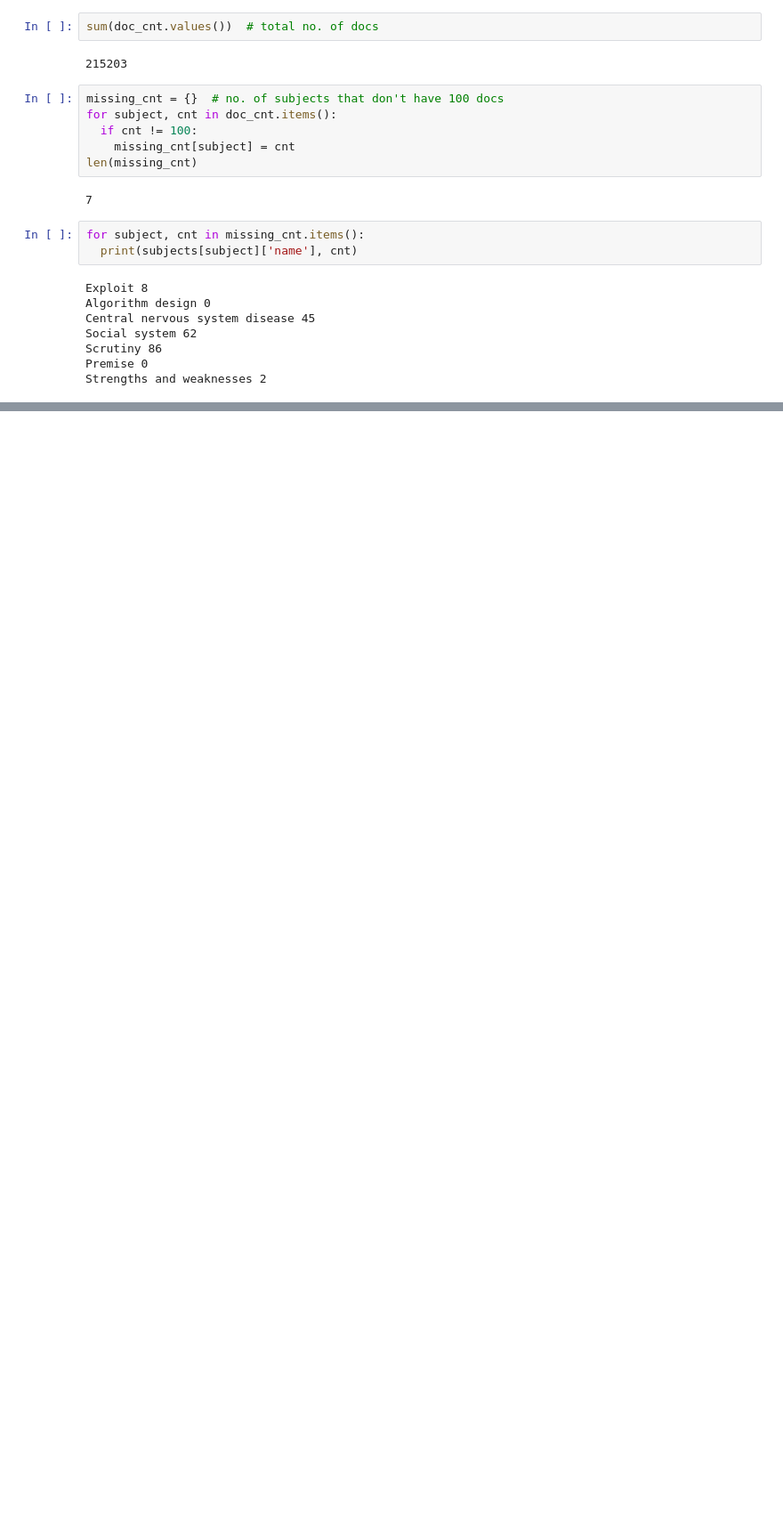
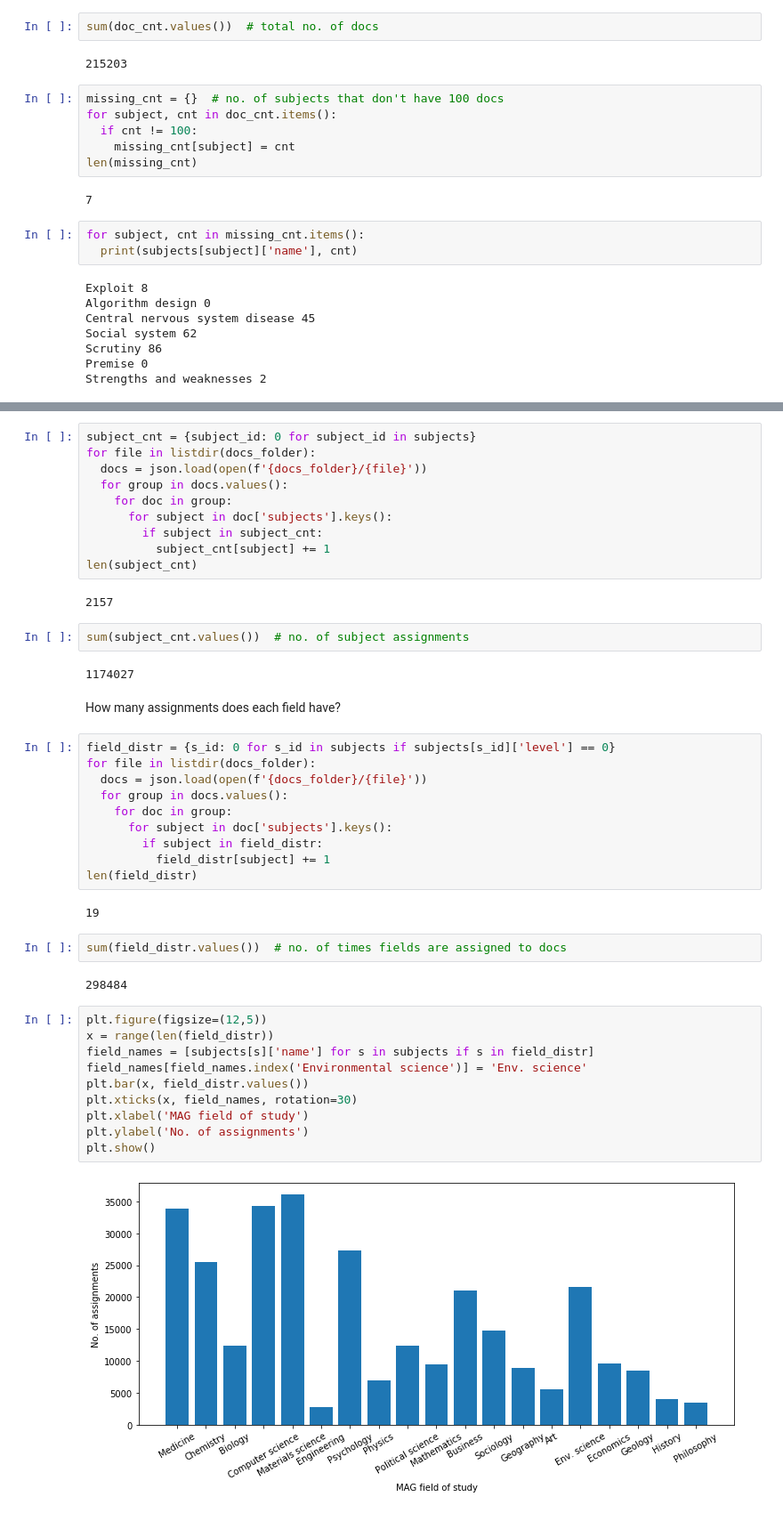
Before and after one commit to uni-carlosfranzreb/thesis_openalex, a Jupyter notebook: analysis/training_data.ipynb, the cells around one changed output, grey strips where cells are left out. Shown: that part at 89% size. Cells and saved outputs as stored; diff of their text form; blank space fills up the shorter version.

```diff
--- a/analysis/training_data.ipynb
+++ b/analysis/training_data.ipynb
@@ -41,0 +46,46 @@ Strengths and weaknesses 2
+# %%
+subject_cnt = {subject_id: 0 for subject_id in subjects}
+for file in listdir(docs_folder):
+  docs = json.load(open(f'{docs_folder}/{file}'))
+  for group in docs.values():
+    for doc in group:
+      for subject in doc['subjects'].keys():
+        if subject in subject_cnt:
+          subject_cnt[subject] += 1
+len(subject_cnt)
+# %% [output]
+2157
+# %%
+sum(subject_cnt.values())  # no. of subject assignments
+# %% [output]
+1174027
+# %% [markdown]
+How many assignments does each field have?
+# %%
+field_distr = {s_id: 0 for s_id in subjects if subjects[s_id]['level'] == 0}
+for file in listdir(docs_folder):
+  docs = json.load(open(f'{docs_folder}/{file}'))
+  for group in docs.values():
+    for doc in group:
+      for subject in doc['subjects'].keys():
+        if subject in field_distr:
+          field_distr[subject] += 1
+len(field_distr)
+# %% [output]
+19
+# %%
+sum(field_distr.values())  # no. of times fields are assigned to docs
+# %% [output]
+298484
+# %%
+plt.figure(figsize=(12,5))
+x = range(len(field_distr))
+field_names = [subjects[s]['name'] for s in subjects if s in field_distr]
+field_names[field_names.index('Environmental science')] = 'Env. science'
+plt.bar(x, field_distr.values())
+plt.xticks(x, field_names, rotation=30)
+plt.xlabel('MAG field of study')
+plt.ylabel('No. of assignments')
+plt.show()
+# %% [output]
+[figure, added]
```
Also changed, not shown: parts of 18 cells of this notebook.
